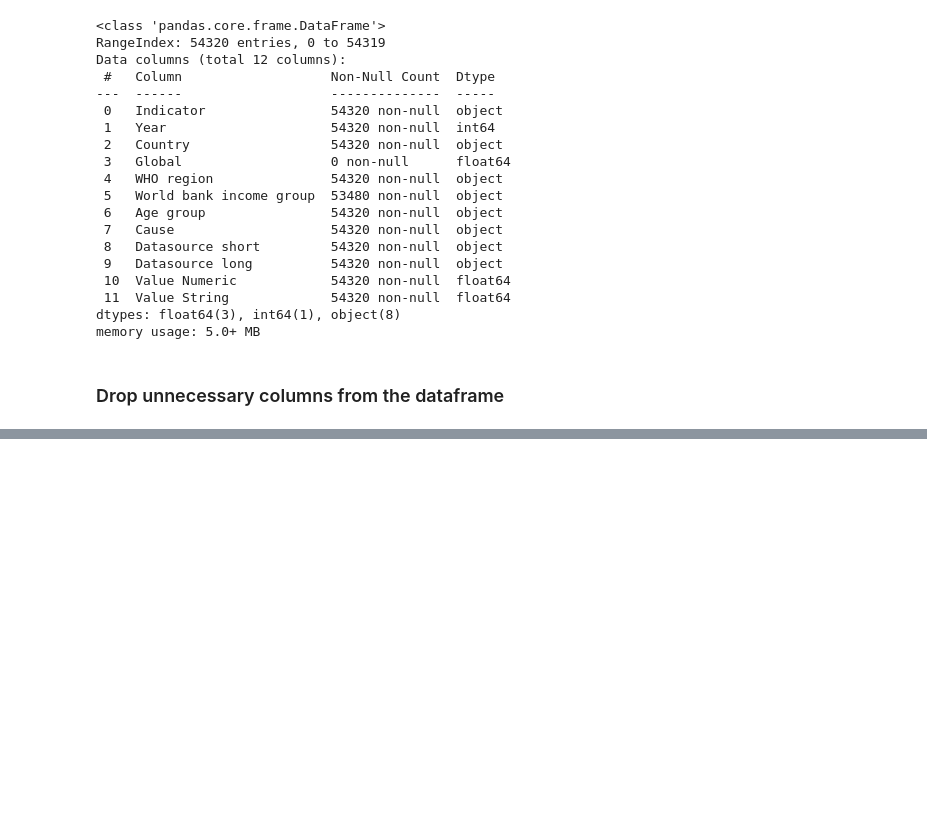
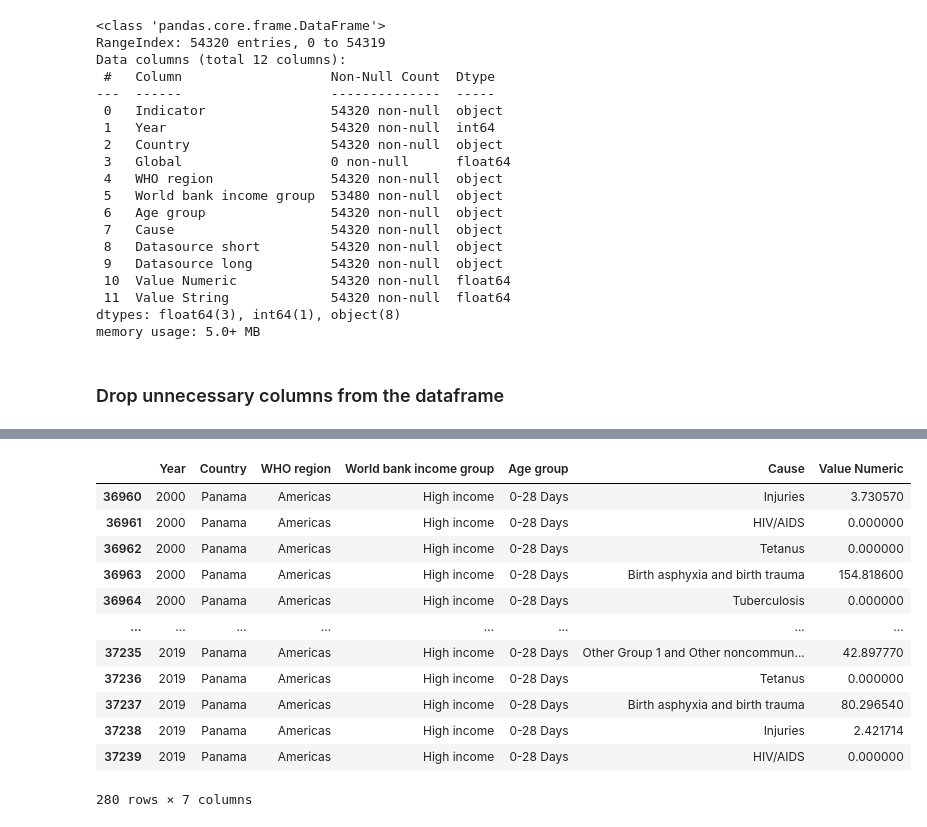
Before and after one commit to jariel17/illness-in-one-year-babies-analysis, a Jupyter notebook: notebooks/01-data-loading.ipynb, the cells around one changed output, grey strips where cells are left out. Cells and saved outputs as stored; diff of their text form; code cells hidden in the pictures; blank space fills up the shorter version.

Commit message:
Add panama df

```diff
--- a/notebooks/01-data-loading.ipynb
+++ b/notebooks/01-data-loading.ipynb
@@ -200,0 +208,17 @@ preprocessed_neonatal_deaths_df.head()
+# %%
+panama_df = preprocessed_neonatal_deaths_df[preprocessed_neonatal_deaths_df['Country'] == 'Panama']
+panama_df
+# %% [output]
+|  | Year | Country | WHO region | World bank income group | Age group | Cause | Value Numeric |
+| 36960 | 2000 | Panama | Americas | High income | 0-28 Days | Injuries | 3.730570 |
+| 36961 | 2000 | Panama | Americas | High income | 0-28 Days | HIV/AIDS | 0.000000 |
+| 36962 | 2000 | Panama | Americas | High income | 0-28 Days | Tetanus | 0.000000 |
+| 36963 | 2000 | Panama | Americas | High income | 0-28 Days | Birth asphyxia and birth trauma | 154.818600 |
+| 36964 | 2000 | Panama | Americas | High income | 0-28 Days | Tuberculosis | 0.000000 |
+| ... | ... | ... | ... | ... | ... | ... | ... |
+| 37235 | 2019 | Panama | Americas | High income | 0-28 Days | Other Group 1 and Other noncommun... | 42.897770 |
+| 37236 | 2019 | Panama | Americas | High income | 0-28 Days | Tetanus | 0.000000 |
+| 37237 | 2019 | Panama | Americas | High income | 0-28 Days | Birth asphyxia and birth trauma | 80.296540 |
+| 37238 | 2019 | Panama | Americas | High income | 0-28 Days | Injuries | 2.421714 |
+| 37239 | 2019 | Panama | Americas | High income | 0-28 Days | HIV/AIDS | 0.000000 |
+280 rows × 7 columns
```
Also changed, not shown: parts of 5 cells of this notebook.
